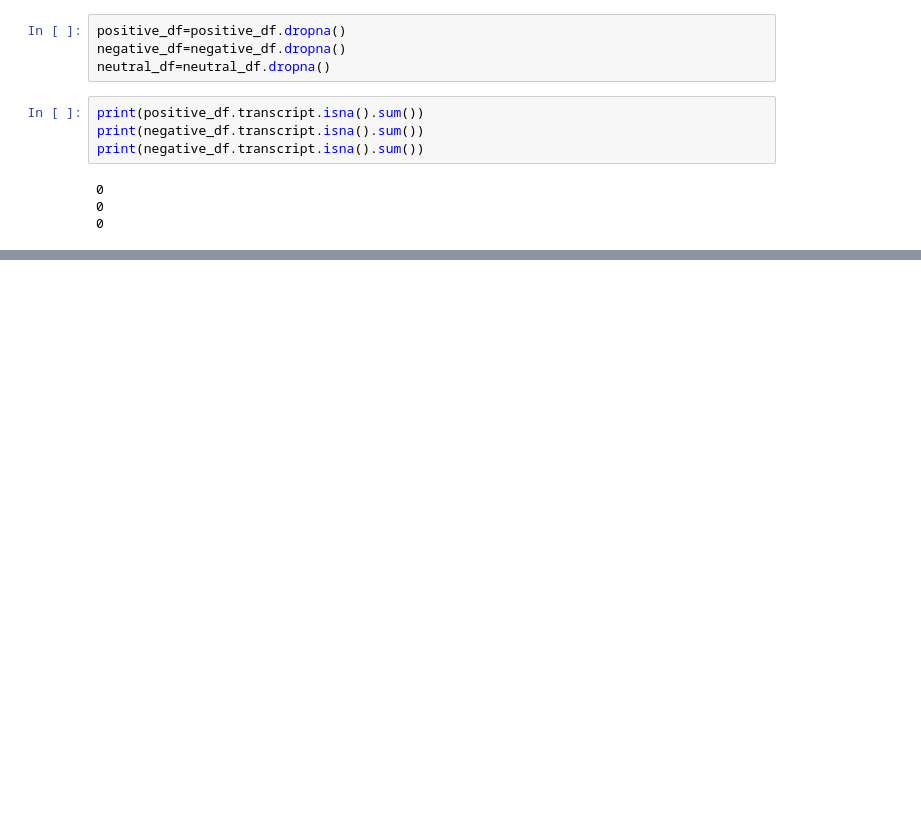
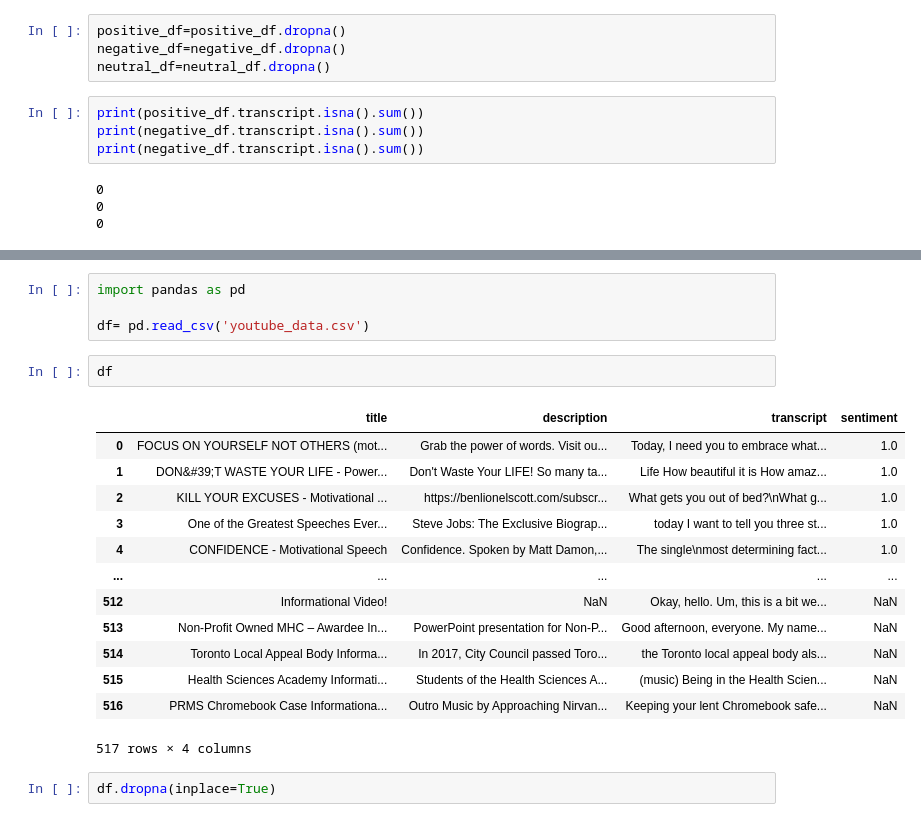
Before and after one commit to fahamin5149/Youtube-vidoes-sentiment-analysis, a Jupyter notebook: Preprocessing.ipynb, the cells around one changed output, grey strips where cells are left out. Cells and saved outputs as stored; diff of their text form; blank space fills up the shorter version.

```diff
--- a/Preprocessing.ipynb
+++ b/Preprocessing.ipynb
@@ -325,0 +379,22 @@ positive_df
+# %%
+import pandas as pd
+
+df= pd.read_csv('youtube_data.csv')
+# %%
+df
+# %% [output]
+|  | title | description | transcript | sentiment |
+| 0 | FOCUS ON YOURSELF NOT OTHERS (mot... | Grab the power of words. Visit ou... | Today, I need you to embrace what... | 1.0 |
+| 1 | DON&#39;T WASTE YOUR LIFE - Power... | Don't Waste Your LIFE! So many ta... | Life How beautiful it is How amaz... | 1.0 |
+| 2 | KILL YOUR EXCUSES - Motivational ... | https://benlionelscott.com/subscr... | What gets you out of bed?\nWhat g... | 1.0 |
+| 3 | One of the Greatest Speeches Ever... | Steve Jobs: The Exclusive Biograp... | today I want to tell you three st... | 1.0 |
+| 4 | CONFIDENCE - Motivational Speech | Confidence. Spoken by Matt Damon,... | The single\nmost determining fact... | 1.0 |
+| ... | ... | ... | ... | ... |
+| 512 | Informational Video! | NaN | Okay, hello. Um, this is a bit we... | NaN |
+| 513 | Non-Profit Owned MHC – Awardee In... | PowerPoint presentation for Non-P... | Good afternoon, everyone. My name... | NaN |
+| 514 | Toronto Local Appeal Body Informa... | In 2017, City Council passed Toro... | the Toronto local appeal body als... | NaN |
+| 515 | Health Sciences Academy Informati... | Students of the Health Sciences A... | (music) Being in the Health Scien... | NaN |
+| 516 | PRMS Chromebook Case Informationa... | Outro Music by Approaching Nirvan... | Keeping your lent Chromebook safe... | NaN |
+517 rows × 4 columns
+# %%
+df.dropna(inplace=True)
```
Also changed, not shown: parts of 82 cells of this notebook, 1 other file.
